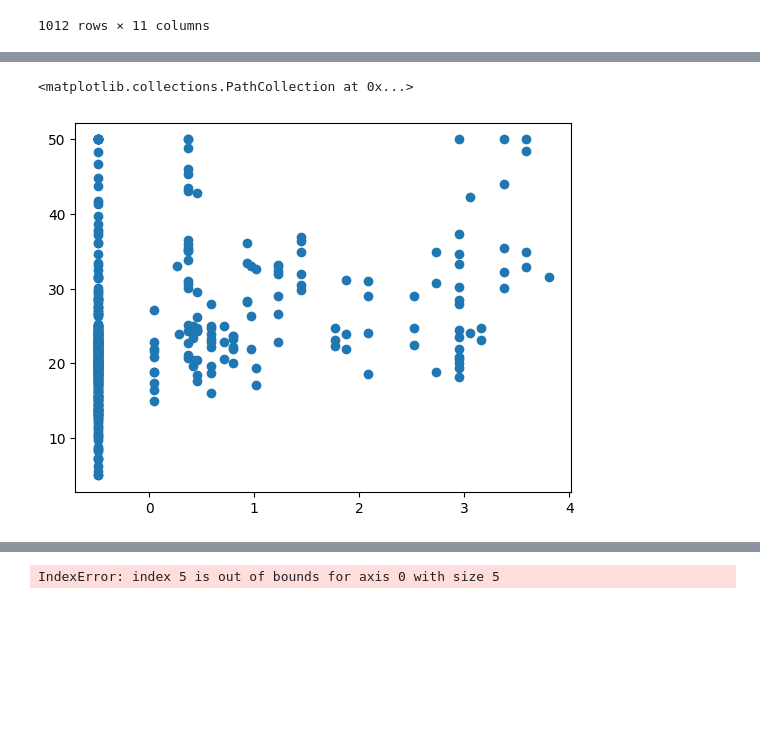
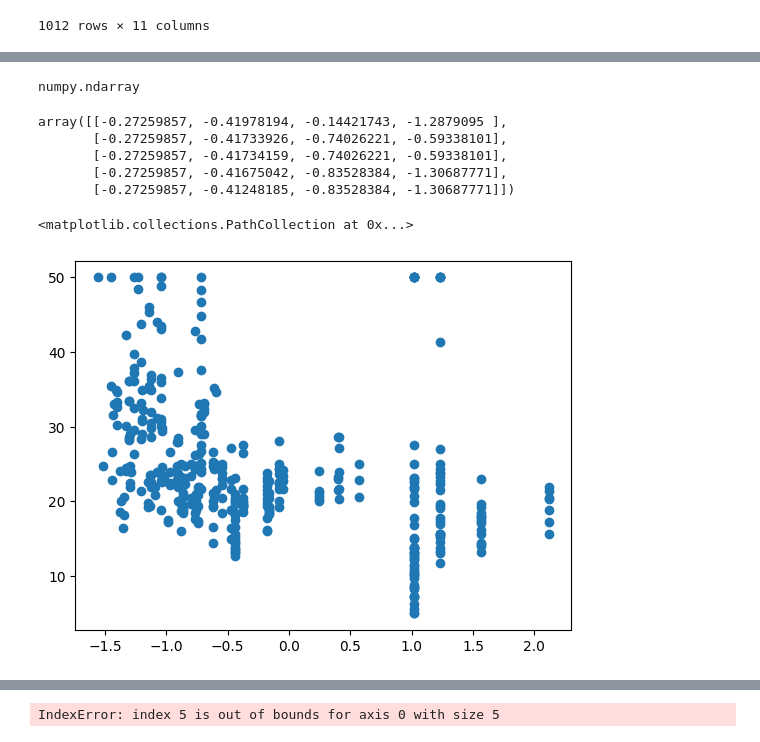
Before and after one commit to Tusharkhitoliya/ML-project, a Jupyter notebook: LOAD_BOSTON-_DATASET.ipynb, the cells around one changed output, grey strips where cells are left out. Saved outputs shown, nothing was run; the diff lists cells and outputs as text; code cells hidden in the pictures; blank space fills up the shorter version.

```diff
--- a/LOAD_BOSTON-_DATASET.ipynb
+++ b/LOAD_BOSTON-_DATASET.ipynb
@@ -78,5 +105,6 @@ dataset
 # %%
-X = dataset[:-100]
-Y = target[:-100]
-X_test = dataset[-100:]
-Y_test = target[-100:]
+x = dataset[:-100]
+y = target[:-100]
+x_test = dataset[-100:]
+y_test = target[-100:]
+print(x.shape, y.shape, x_test.shape, y_test.shape)
@@ -83 +115,6 @@ Y_test = target[-100:]
+# %%
+u = np.mean(dataset, axis= 0 )
+std = np.std(dataset, axis = 0)
+x = (x- u )/std
+x_test = (x - u)/std
 # %%
@@ -98,8 +136,20 @@ X_test = (X_test - u)/std
 # %%
-X = np.array(X)
-X_test = np.array(X_test)
+x = np.array(x)
+x_test = np.array(x_test)
-# %%
-plt.scatter(X[:,1], Y)
-# %% [output]
-<matplotlib.collections.PathCollection at 0x...>
-[figure, removed]
+# %%
+type(x)
+# %% [output]
+numpy.ndarray
+# %%
+x[:5, ]
+# %% [output]
+array([[-0.27259857, -0.41978194, -0.14421743, -1.2879095 ],
+       [-0.27259857, -0.41733926, -0.74026221, -0.59338101],
+       [-0.27259857, -0.41734159, -0.74026221, -0.59338101],
+       [-0.27259857, -0.41675042, -0.83528384, -1.30687771],
+       [-0.27259857, -0.41248185, -0.83528384, -1.30687771]])
+# %%
+plt.scatter(x[:,3], y)
+# %% [output]
+<matplotlib.collections.PathCollection at 0x...>
+[figure, added]
```
Also changed, not shown: parts of 26 cells of this notebook.
